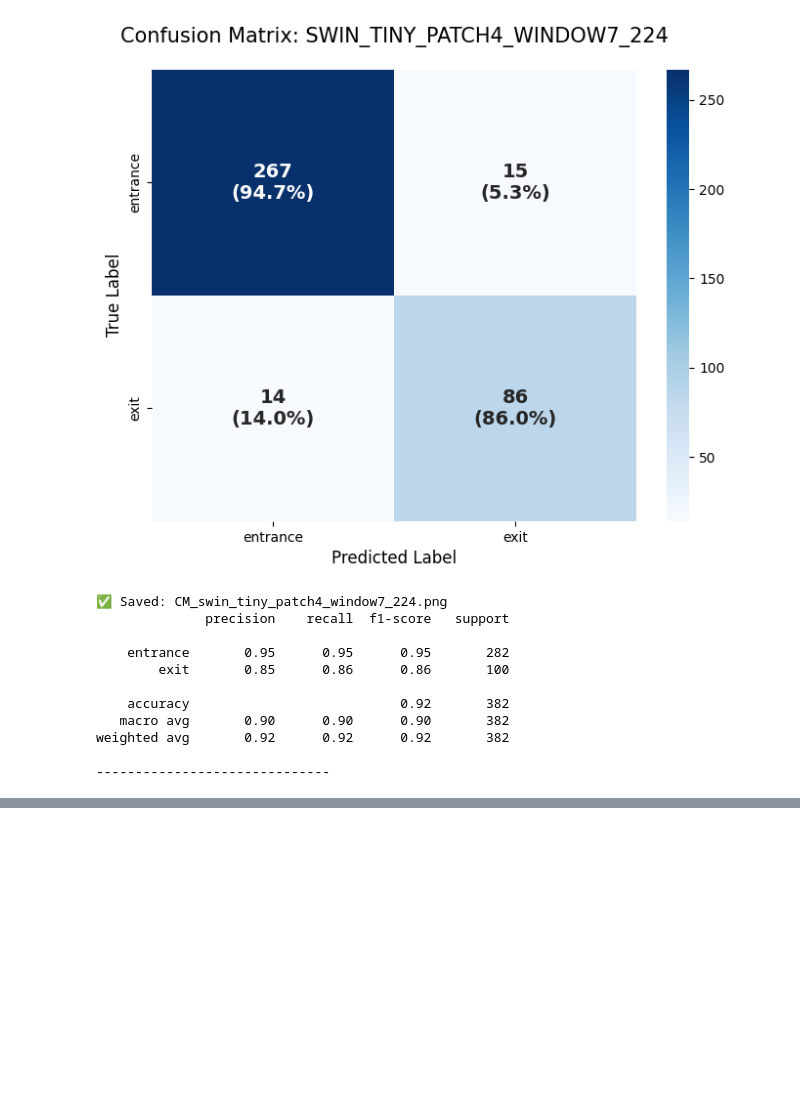
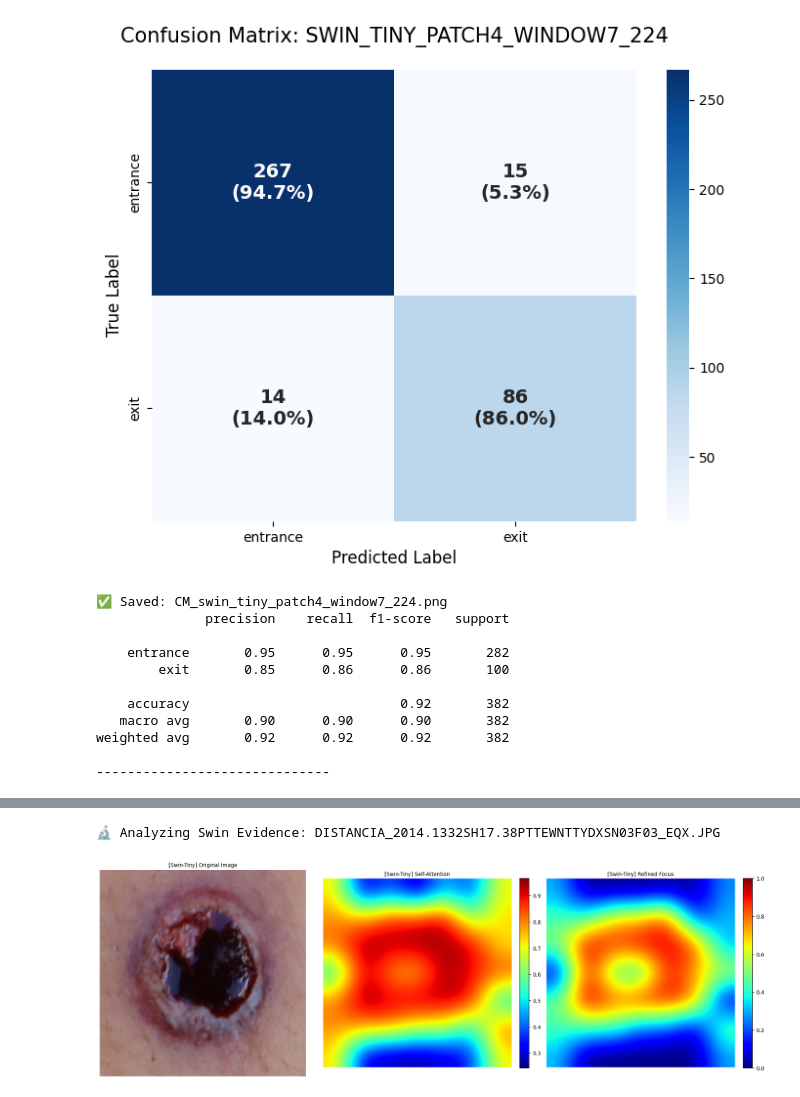
Before and after one commit to coweye1/Gunshot_Wound_Entrance_vs_Exit_ViT_Benchmark, a Jupyter notebook: Gunshot_Wound_Entrance_vs_Exit_ViT_Benchmark.ipynb, the cells around one changed output, grey strips where cells are left out. Drawn from its saved outputs; the diff is of its cells as text; code cells hidden in the pictures; blank space fills up the shorter version.

```diff
--- a/Gunshot_Wound_Entrance_vs_Exit_ViT_Benchmark.ipynb
+++ b/Gunshot_Wound_Entrance_vs_Exit_ViT_Benchmark.ipynb
@@ -440,0 +463,72 @@ run_swin_benchmarking_visualization(eval_model_swin)
+# %%
+# --- Step 7-3: Swin Forensic Interpretability (Attention Mapping) ---
+# Goal: Visualize Swin's hierarchical focus with dynamic Model Labeling.
+
+def run_swin_dual_visualization_labeled(model, img_path, model_name="Swin-Tiny"):
+    """
+    Hierarchical attention visualization for Swin-Transformer with labeling.
+    """
+    model.eval()
+
+    # 1. Preprocessing
+    rgb_img = Image.open(img_path).convert('RGB').resize((224, 224))
+    input_tensor = data_transforms['val'](rgb_img).unsqueeze(0).to(device)
+
+    # 2. Hierarchical Feature Extraction
+    with torch.no_grad():
+        features = model.forward_features(input_tensor)
+        global_context = features.mean(dim=1)
+        spatial_patches = features
+
+        self_attn = torch.nn.functional.cosine_similarity(global_context.unsqueeze(1), spatial_patches, dim=-1)
+        self_attn = self_attn.reshape(7, 7).cpu().numpy()
+
+    # 3. Triple-Panel Visualization with Dynamic Titles
+    fig, axes = plt.subplots(1, 3, figsize=(18, 6))
+
+    # Panel A: Original
+    axes[0].imshow(rgb_img)
+    axes[0].set_title(f"[{model_name}] Original Image", fontsize=10)
+    axes[0].axis('off')
+
+    # Panel B: Self-Attention
+    im1 = axes[1].imshow(self_attn, cmap='jet', interpolation='bicubic')
+    axes[1].set_title(f"[{model_name}] Self-Attention", fontsize=10)
+    axes[1].axis('off')
+    plt.colorbar(im1, ax=axes[1], fraction=0.046, pad=0.04)
+
+    # Panel C: Refined Focus
+    norm_attn = (self_attn - self_attn.min()) / (self_attn.max() - self_attn.min())
+    refined_attn = np.power(norm_attn, 3)
+
+    im2 = axes[2].imshow(refined_attn, cmap='jet', interpolation='bicubic')
+    axes[2].set_title(f"[{model_name}] Refined Focus", fontsize=10)
+    axes[2].axis('off')
+    plt.colorbar(im2, ax=axes[2], fraction=0.046, pad=0.04)
+
+    plt.tight_layout()
+    plt.show()
+
+def run_swin_benchmarking_visualization(model, base_path='/content/dataset/val'):
+    """
+    Executes Swin-specific visualization with clear model identification.
+    """
+    extensions = ['*.jpg', '*.JPG', '*.jpeg', '*.JPEG', '*.png', '*.PNG']
+    all_image_paths = []
+    for ext in extensions:
+        all_image_paths.extend(glob.glob(os.path.join(base_path, '**', ext), recursive=True))
+
+    if all_image_paths:
+        sample_path = random.choice(all_image_paths)
+        print(f"🔬 Analyzing Swin Evidence: {os.path.basename(sample_path)}")
+
+        # Correctly passing 'model_name' to the updated internal function
+        run_swin_dual_visualization_labeled(model, sample_path, model_name="Swin-Tiny")
+    else:
+        print("❌ No images found for Swin analysis.")
+
+# --- Execution ---
+run_swin_benchmarking_visualization(eval_model_swin)
+# %% [output]
+🔬 Analyzing Swin Evidence: DISTANCIA_2014.1332SH17.38PTTEWNTTYDXSN03F03_EQX.JPG
+[figure, added]
```
Also changed, not shown: parts of 4 cells of this notebook.
